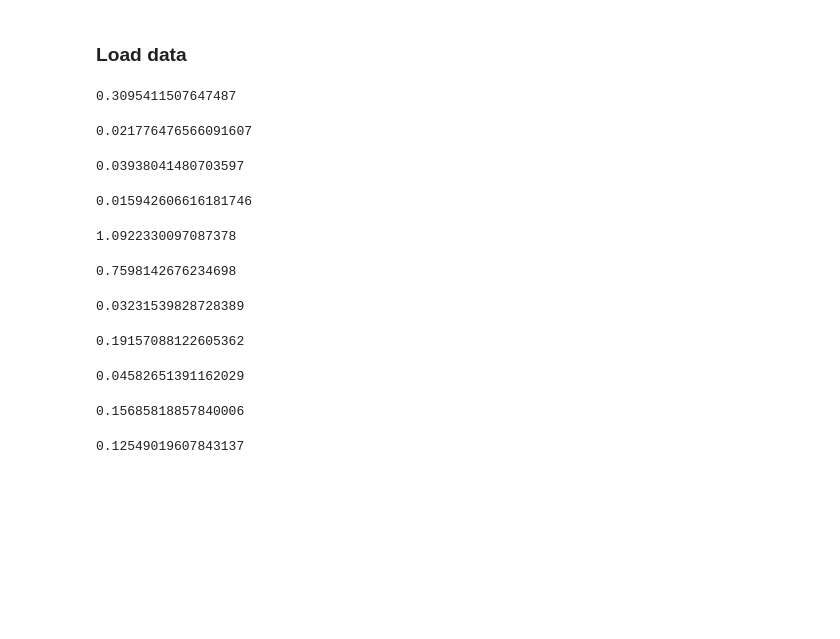
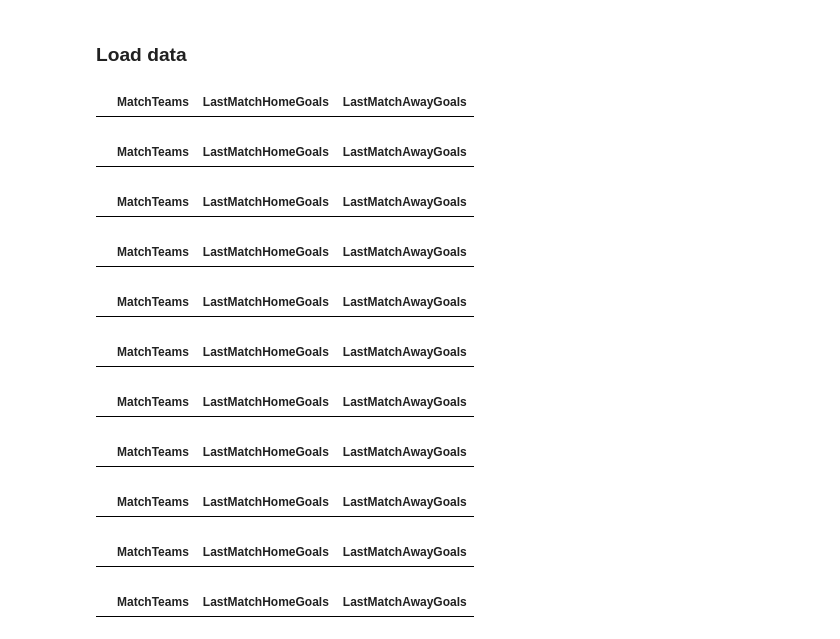
Before and after one commit to balooooooooo/machine-learning-2-coursework, a Jupyter notebook: models.ipynb, the cells around one changed output. Cells and saved outputs as stored; diff of their text form; code cells hidden in the pictures; blank space fills up the shorter version.

```diff
--- a/models.ipynb
+++ b/models.ipynb
@@ -29,17 +29,17 @@ impute_nan_values(dfs_test)
 # %%
 # show all rows with at least one nan value
 for df in dfs_train.values():
-    display(df["Avg_bookie_prediction"].isna().sum()/df.shape[0]*100)
-# display(dfs_train["df_belgium"][dfs_train["df_belgium"].isna().any(axis=1)])
+    # display(df["Avg_bookie_prediction"].isna().sum()/df.shape[0]*100)
+    display(df[df["LastMatchHomeGoals"].isna()][["MatchTeams", "LastMatchHomeGoals", "LastMatchAwayGoals"]])
 # %% [output]
-0.3095411507647487
-0.021776476566091607
-0.03938041480703597
-0.015942606616181746
-1.0922330097087378
-0.7598142676234698
-0.03231539828728389
-0.19157088122605362
-0.04582651391162029
-0.15685818857840006
-0.12549019607843137
+|  | MatchTeams | LastMatchHomeGoals | LastMatchAwayGoals |
+|  | MatchTeams | LastMatchHomeGoals | LastMatchAwayGoals |
+|  | MatchTeams | LastMatchHomeGoals | LastMatchAwayGoals |
+|  | MatchTeams | LastMatchHomeGoals | LastMatchAwayGoals |
+|  | MatchTeams | LastMatchHomeGoals | LastMatchAwayGoals |
+|  | MatchTeams | LastMatchHomeGoals | LastMatchAwayGoals |
+|  | MatchTeams | LastMatchHomeGoals | LastMatchAwayGoals |
+|  | MatchTeams | LastMatchHomeGoals | LastMatchAwayGoals |
+|  | MatchTeams | LastMatchHomeGoals | LastMatchAwayGoals |
+|  | MatchTeams | LastMatchHomeGoals | LastMatchAwayGoals |
+|  | MatchTeams | LastMatchHomeGoals | LastMatchAwayGoals |
```
Also changed, not shown: 1 other file.
